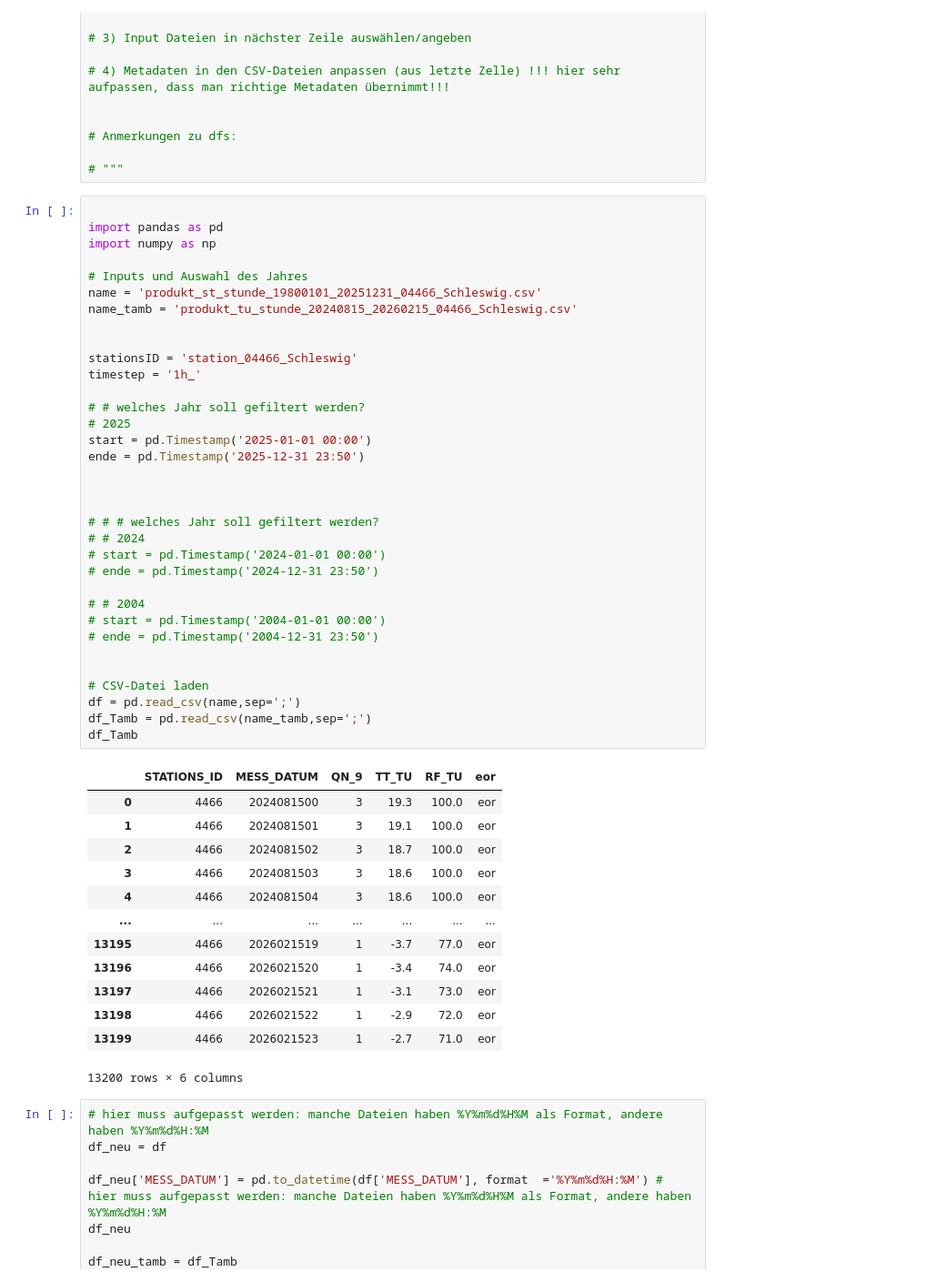
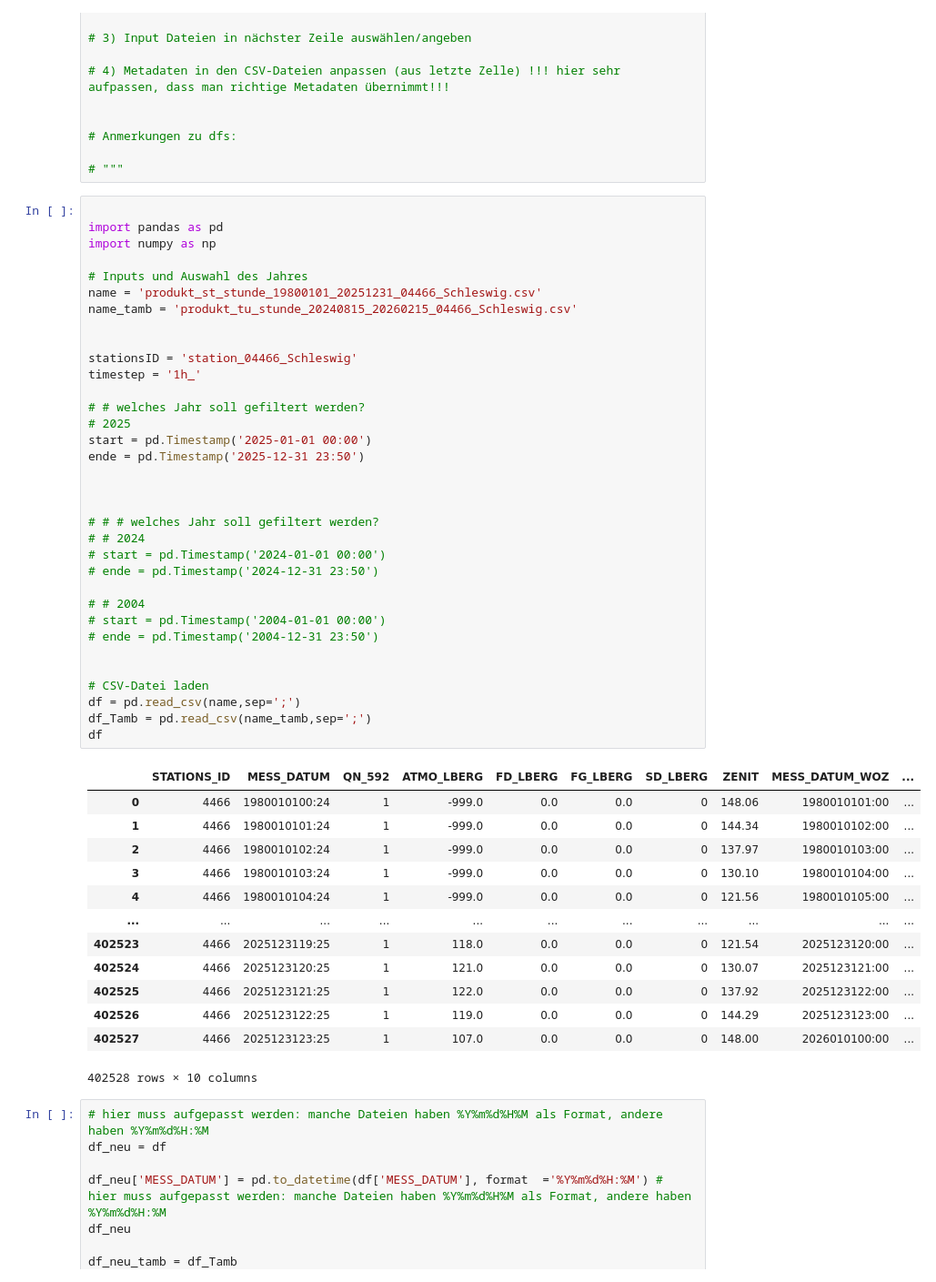
Before and after one commit to CasGross/work_things_at_Kraftwerk, a Jupyter notebook: Wetterzeitreihen/dwd_to_csv_hourly_timeshift.ipynb, the cells around one changed output. Shown at 91% size. Cells and saved outputs as stored; diff of their text form.

```diff
--- a/Wetterzeitreihen/dwd_to_csv_hourly_timeshift.ipynb
+++ b/Wetterzeitreihen/dwd_to_csv_hourly_timeshift.ipynb
@@ -25,47 +25,47 @@ import numpy as np
 
 # Inputs und Auswahl des Jahres
 name = 'produkt_st_stunde_19800101_20251231_04466_Schleswig.csv'
 name_tamb = 'produkt_tu_stunde_20240815_20260215_04466_Schleswig.csv'
 
 
 stationsID = 'station_04466_Schleswig'
 timestep = '1h_'
 
 # # welches Jahr soll gefiltert werden?
 # 2025
 start = pd.Timestamp('2025-01-01 00:00')
 ende = pd.Timestamp('2025-12-31 23:50')
 
 
 
 # # # welches Jahr soll gefiltert werden?
 # # 2024
 # start = pd.Timestamp('2024-01-01 00:00')
 # ende = pd.Timestamp('2024-12-31 23:50')
 
 # # 2004
 # start = pd.Timestamp('2004-01-01 00:00')
 # ende = pd.Timestamp('2004-12-31 23:50')
 
 
 # CSV-Datei laden
 df = pd.read_csv(name,sep=';')
 df_Tamb = pd.read_csv(name_tamb,sep=';')
-df_Tamb
+df
 # %% [output]
-|  | STATIONS_ID | MESS_DATUM | QN_9 | TT_TU | RF_TU | eor |
-| 0 | 4466 | 2024081500 | 3 | 19.3 | 100.0 | eor |
-| 1 | 4466 | 2024081501 | 3 | 19.1 | 100.0 | eor |
-| 2 | 4466 | 2024081502 | 3 | 18.7 | 100.0 | eor |
-| 3 | 4466 | 2024081503 | 3 | 18.6 | 100.0 | eor |
-| 4 | 4466 | 2024081504 | 3 | 18.6 | 100.0 | eor |
-| ... | ... | ... | ... | ... | ... | ... |
-| 13195 | 4466 | 2026021519 | 1 | -3.7 | 77.0 | eor |
-| 13196 | 4466 | 2026021520 | 1 | -3.4 | 74.0 | eor |
-| 13197 | 4466 | 2026021521 | 1 | -3.1 | 73.0 | eor |
-| 13198 | 4466 | 2026021522 | 1 | -2.9 | 72.0 | eor |
-| 13199 | 4466 | 2026021523 | 1 | -2.7 | 71.0 | eor |
+|  | STATIONS_ID | MESS_DATUM | QN_592 | ATMO_LBERG | FD_LBERG | FG_LBERG | SD_LBERG | ZENIT | MESS_DATUM_WOZ | ... |
+| 0 | 4466 | 1980010100:24 | 1 | -999.0 | 0.0 | 0.0 | 0 | 148.06 | 1980010101:00 | ... |
+| 1 | 4466 | 1980010101:24 | 1 | -999.0 | 0.0 | 0.0 | 0 | 144.34 | 1980010102:00 | ... |
+| 2 | 4466 | 1980010102:24 | 1 | -999.0 | 0.0 | 0.0 | 0 | 137.97 | 1980010103:00 | ... |
+| 3 | 4466 | 1980010103:24 | 1 | -999.0 | 0.0 | 0.0 | 0 | 130.10 | 1980010104:00 | ... |
+| 4 | 4466 | 1980010104:24 | 1 | -999.0 | 0.0 | 0.0 | 0 | 121.56 | 1980010105:00 | ... |
+| ... | ... | ... | ... | ... | ... | ... | ... | ... | ... | ... |
+| 402523 | 4466 | 2025123119:25 | 1 | 118.0 | 0.0 | 0.0 | 0 | 121.54 | 2025123120:00 | ... |
+| 402524 | 4466 | 2025123120:25 | 1 | 121.0 | 0.0 | 0.0 | 0 | 130.07 | 2025123121:00 | ... |
+| 402525 | 4466 | 2025123121:25 | 1 | 122.0 | 0.0 | 0.0 | 0 | 137.92 | 2025123122:00 | ... |
+| 402526 | 4466 | 2025123122:25 | 1 | 119.0 | 0.0 | 0.0 | 0 | 144.29 | 2025123123:00 | ... |
+| 402527 | 4466 | 2025123123:25 | 1 | 107.0 | 0.0 | 0.0 | 0 | 148.00 | 2026010100:00 | ... |
-13200 rows × 6 columns
+402528 rows × 10 columns
 # %%
 # hier muss aufgepasst werden: manche Dateien haben %Y%m%d%H%M als Format, andere haben %Y%m%d%H:%M
 df_neu = df
```
Also changed, not shown: parts of 2 cells of this notebook, 1 other file.
